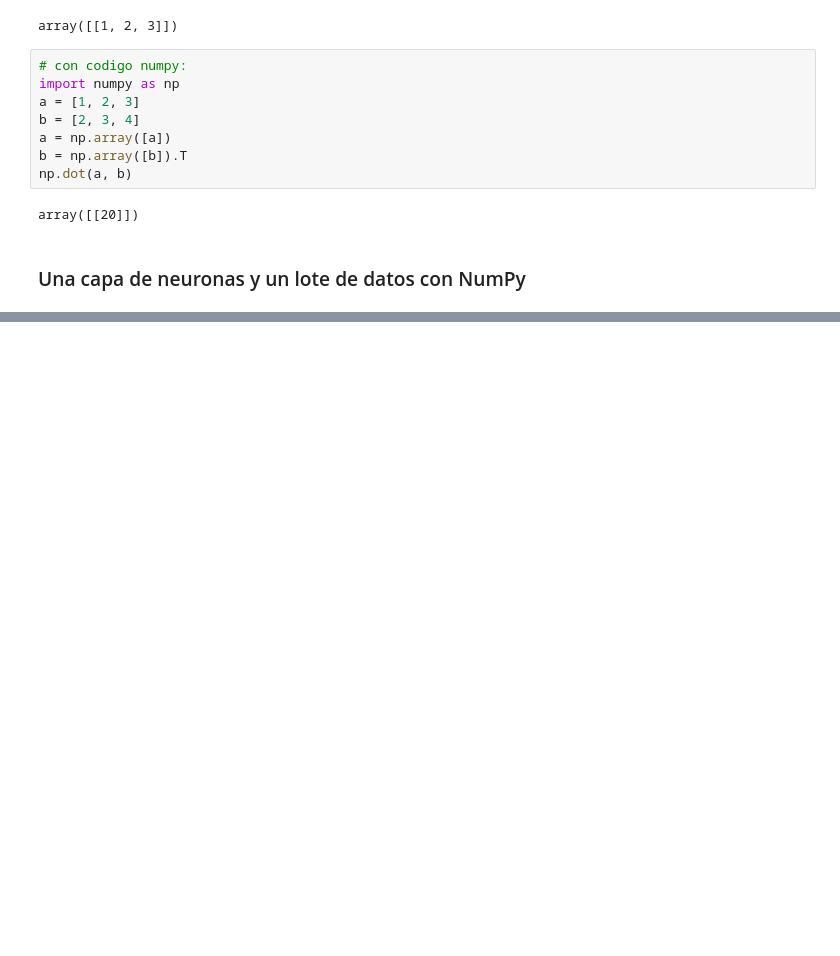
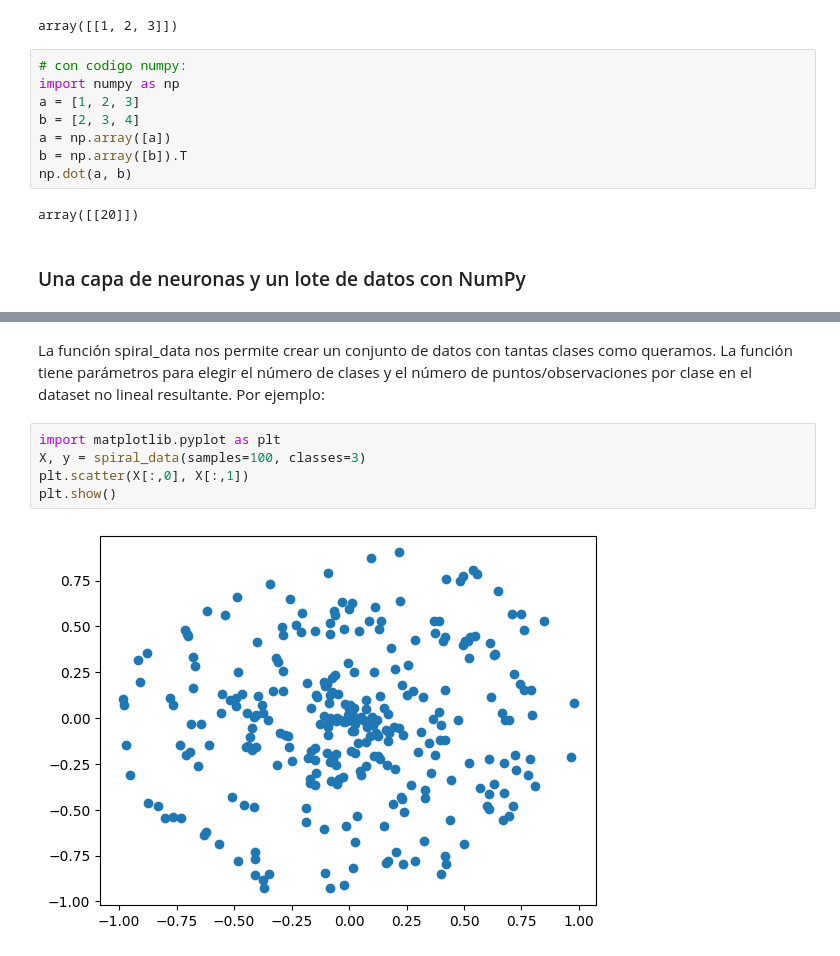
Before and after one commit to OrlandoFloresC/Perceptron_usos, a Jupyter notebook: perceptron.ipynb, the cells around one changed output, grey strips where cells are left out. Saved outputs shown, nothing was run; the diff lists cells and outputs as text; blank space fills up the shorter version.

```diff
--- a/perceptron.ipynb
+++ b/perceptron.ipynb
@@ -209,0 +273,9 @@ array([[20]])
+# %% [markdown]
+La función spiral_data nos permite crear un conjunto de datos con tantas clases como queramos. La función tiene parámetros para elegir el número de clases y el número de puntos/observaciones por clase en el dataset no lineal resultante. Por ejemplo:
+# %%
+import matplotlib.pyplot as plt
+X, y = spiral_data(samples=100, classes=3)
+plt.scatter(X[:,0], X[:,1])
+plt.show()
+# %% [output]
+[figure, added]
```
Also changed, not shown: parts of 43 cells of this notebook.
